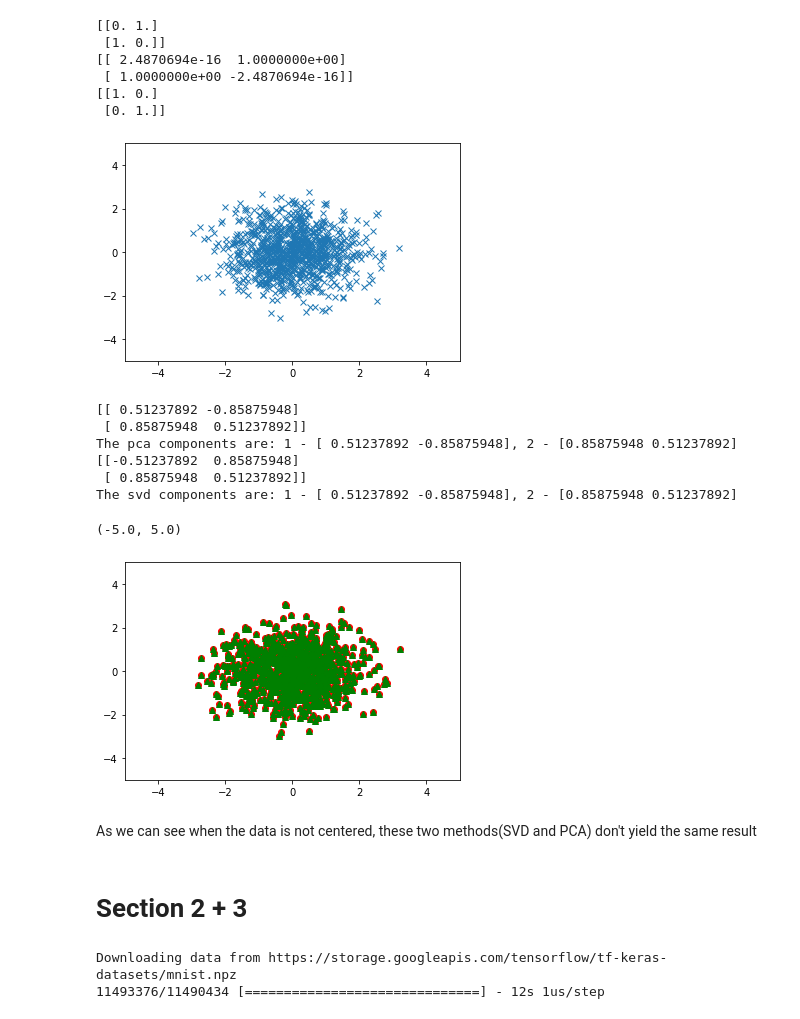
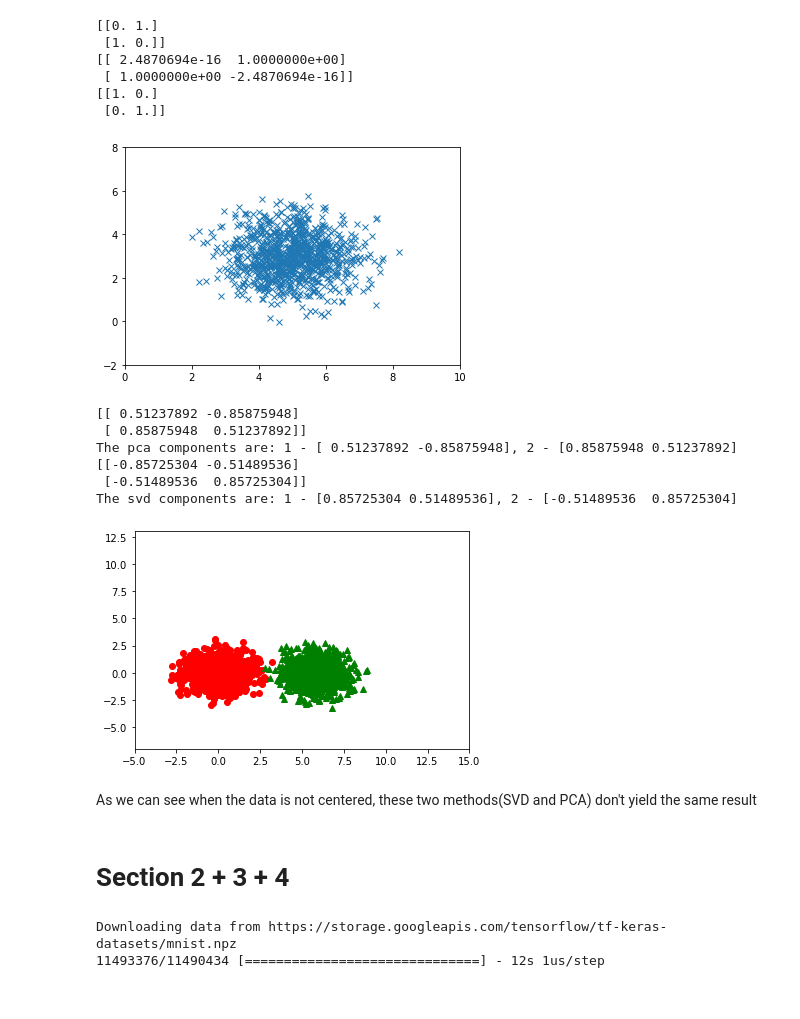
Before and after one commit to MordehayM/Solutions_For_Unsupervised_Learning_Course, a Jupyter notebook: EX1/ex1.ipynb, the cells around one changed output. Cells and saved outputs as stored; diff of their text form; code cells hidden in the pictures.

```diff
--- a/EX1/ex1.ipynb
+++ b/EX1/ex1.ipynb
@@ -43,61 +46,73 @@ print(v)
 # %%
 
 np.random.seed(0)#create data in 2D. The data is not centered
-mean = [0, 0]
+mean = [5, 3]
 cov = [[1, 0], [0, 1]]
 num_samples = 1000
 X = np.random.multivariate_normal(mean, cov, num_samples).T #shape=[2, num_samples]
-X = X - np.mean(X, axis=1, keepdims=True)
+center = False
+if center:
+    X = X - np.mean(X, axis=1, keepdims=True)
+
 x, y = X
 plt.plot(x, y, 'x')
 #plt.axis('equal')
-plt.xlim(mean[0] - 5, mean[0] + 5)
-plt.ylim(mean[0] - 5, mean[0] + 5)
+if center:
+    plt.xlim(-5, 5)
+    plt.ylim(-5, 5)
+else:
+    plt.xlim(mean[0] - 5, mean[0] + 5)
+    plt.ylim(mean[1] - 5, mean[1] + 5)
+
+
 plt.show()
 # %% [output]
-[figure, old version]
+[figure, new version]
 # %%
 
 
 #PCA
 pca = PCA(n_components=2)
 pca.fit(X.T)
 X_pca = pca.transform(X.T) #fit requires input with shape (num_sample, num_features)
 print(pca.components_)
 print(f"The pca components are: 1 - {pca.components_[0]}, 2 - {pca.components_[1]}")
 #plt.plot(x, y, 'x')
 plt.plot(X_pca[:, 0], X_pca[:, 1], 'ro')
 
 
 
 #SVD
 u, s, vh = svd(X, full_matrices=True) #the u's columns are the eigenvector of X(X.T) and the v's columns are the eigenvector of (X.T)X
 print(u)
 #indx_sort = np.argsort(s)
 #print(indx_sort)
 #u_sort = u[:, indx_sort]
 
 u[:,0] = -u[:,0] #just for the visualization
 print(f"The svd components are: 1 - {u[:, 0]}, 2 - {u[:, 1]}")
 X_svd = X.T @ u #project onto the "low" space
 plt.plot(X_svd[:, 0], X_svd[:, 1], 'g^')
 
 #configuration plot
-plt.xlim(mean[0] - 5, mean[0] + 5)
-plt.ylim(mean[0] - 5, mean[0] + 5)
+if center:
+    plt.xlim(-5, 5)
+    plt.ylim(-5, 5)
+else:
+    plt.xlim(mean[0] - 10, mean[0] + 10)
+    plt.ylim(mean[1] - 10, mean[1] + 10)
 # %% [output]
 [[ 0.51237892 -0.85875948]
  [ 0.85875948  0.51237892]]
 The pca components are: 1 - [ 0.51237892 -0.85875948], 2 - [0.85875948 0.51237892]
-[[-0.51237892  0.85875948]
- [ 0.85875948  0.51237892]]
-The svd components are: 1 - [ 0.51237892 -0.85875948], 2 - [0.85875948 0.51237892]
+[[-0.85725304 -0.51489536]
+ [-0.51489536  0.85725304]]
+The svd components are: 1 - [0.85725304 0.51489536], 2 - [-0.51489536  0.85725304]
-(-5.0, 5.0)
-[figure, old version]
+[figure, new version]
 # %% [markdown]
 As we can see when the data is not centered, these two methods(SVD and PCA) don't yield the same result
 # %% [markdown]
-# Section 2 + 3
+# Section 2 + 3 + 4
 # %%
 (x_train, y_train), (x_test, y_test) = tf.keras.datasets.mnist.load_data()
 # %% [output]
```
Also changed, not shown: parts of 11 cells of this notebook.
